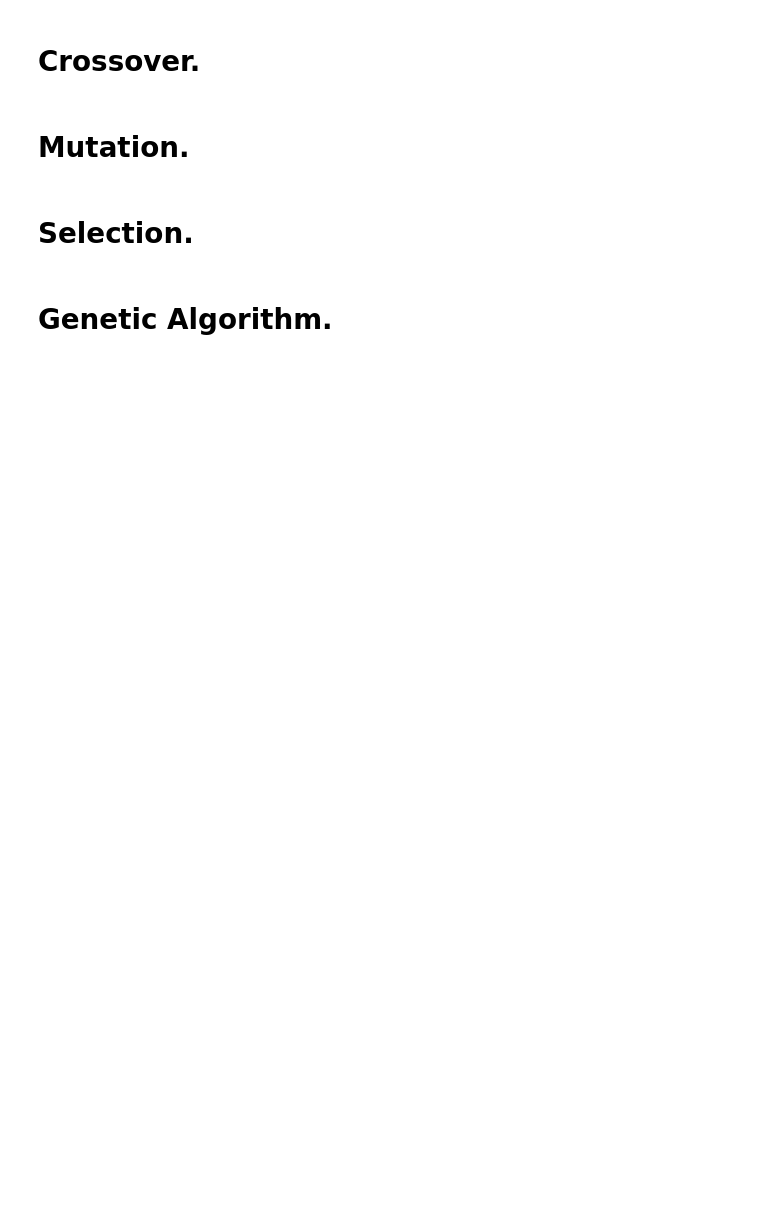
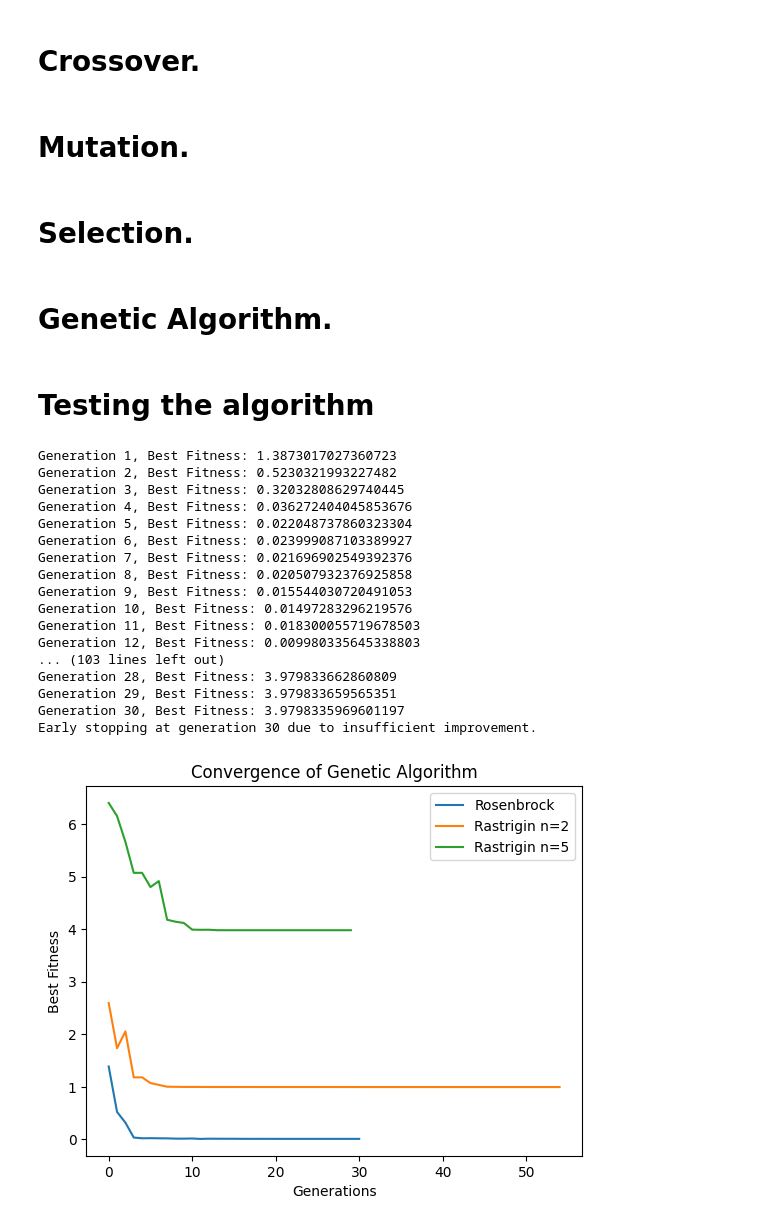
Before and after one commit to EriherSizac/MCCi-2024-Ag-Dec, a Jupyter notebook: Algoritmos Evolutivos/Tareas/Tarea 2/HW2.ipynb, the cells around one changed output. Cells and saved outputs as stored; diff of their text form; code cells hidden in the pictures; blank space fills up the shorter version.

```diff
--- a/Algoritmos Evolutivos/Tareas/Tarea 2/HW2.ipynb
+++ b/Algoritmos Evolutivos/Tareas/Tarea 2/HW2.ipynb
@@ -152 +90,24 @@ def roulette_wheel_selection(
+# %%
+def roulette_wheel_selection(population, fitness):
+    # Transform fitness for minimization (shift and scale to make small values more likely)
+    max_fitness = max(fitness)
+    min_fitness = min(fitness)
+
+    # Ensure that fitness values are positive and smaller fitness values are weighted higher
+    transformed_fitness = [max_fitness - f + 1e-6 for f in fitness]  # Add a small value to avoid zero fitness
+
+    # Compute cumulative probability for roulette selection
+    total_fitness = sum(transformed_fitness)
+    probabilities = [f / total_fitness for f in transformed_fitness]
+    cumulative_probabilities = np.cumsum(probabilities)
+
+    # Obtain a random number in [0, 1]
+    r = np.random.rand()
+
+    # Select the individual based on the random number and cumulative probabilities
+    for i, cum_prob in enumerate(cumulative_probabilities):
+        if r <= cum_prob:
+            return population[i]
+
+    return population[-1]  # Fallback in case of rounding error
 # %%
@@ -262,0 +218,38 @@ def simple_GA(
+# %% [markdown]
+# Testing the algorithm
+# %%
+# Run for Rosenbrock (Test problem 1)
+best_fitness_rosenbrock = genetic_algorithm(rosenbrock, ROSENBROCK_BOUNDS, "real", verbose=True)
+
+# Run for Rastrigin n=2 and n=5
+best_fitness_rastrigin_2 = genetic_algorithm(lambda x: rastrigin(x, A=10), RASTRIGIN_BOUNDS, "real", verbose=True)
+best_fitness_rastrigin_5 = genetic_algorithm(lambda x: rastrigin(x, A=10), RASTRIGIN_BOUNDS, "real", verbose=True)
+
+# Plot convergence graph
+plt.plot(best_fitness_rosenbrock, label="Rosenbrock")
+plt.plot(best_fitness_rastrigin_2, label="Rastrigin n=2")
+plt.plot(best_fitness_rastrigin_5, label="Rastrigin n=5")
+plt.title("Convergence of Genetic Algorithm")
+plt.xlabel("Generations")
+plt.ylabel("Best Fitness")
+plt.legend()
+plt.show()
+# %% [output]
+Generation 1, Best Fitness: 1.3873017027360723
+Generation 2, Best Fitness: 0.5230321993227482
+Generation 3, Best Fitness: 0.32032808629740445
+Generation 4, Best Fitness: 0.036272404045853676
+Generation 5, Best Fitness: 0.022048737860323304
+Generation 6, Best Fitness: 0.023999087103389927
+Generation 7, Best Fitness: 0.021696902549392376
+Generation 8, Best Fitness: 0.020507932376925858
+Generation 9, Best Fitness: 0.015544030720491053
+Generation 10, Best Fitness: 0.01497283296219576
+Generation 11, Best Fitness: 0.018300055719678503
+Generation 12, Best Fitness: 0.009980335645338803
+... (103 lines left out)
+Generation 28, Best Fitness: 3.979833662860809
+Generation 29, Best Fitness: 3.979833659565351
+Generation 30, Best Fitness: 3.9798335969601197
+Early stopping at generation 30 due to insufficient improvement.
+[figure, added]
```
Also changed, not shown: parts of 18 cells of this notebook.
